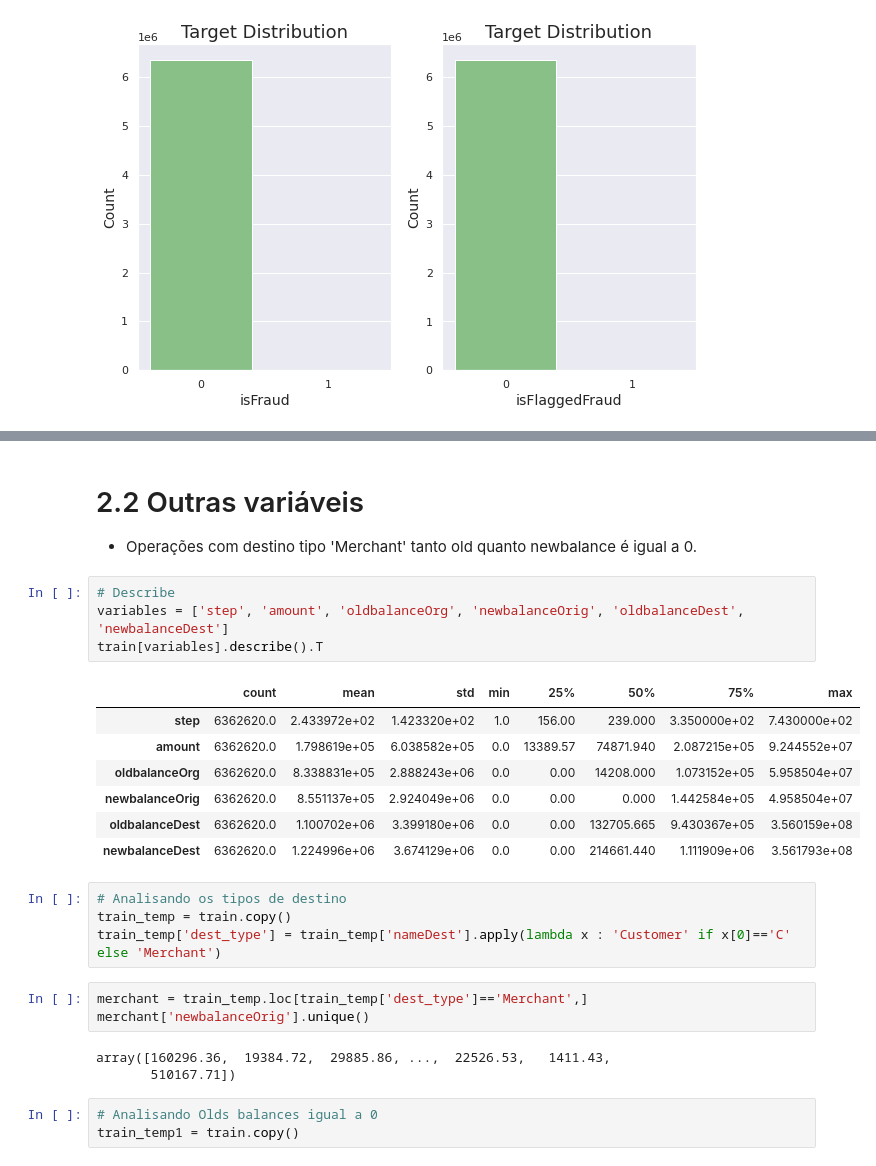
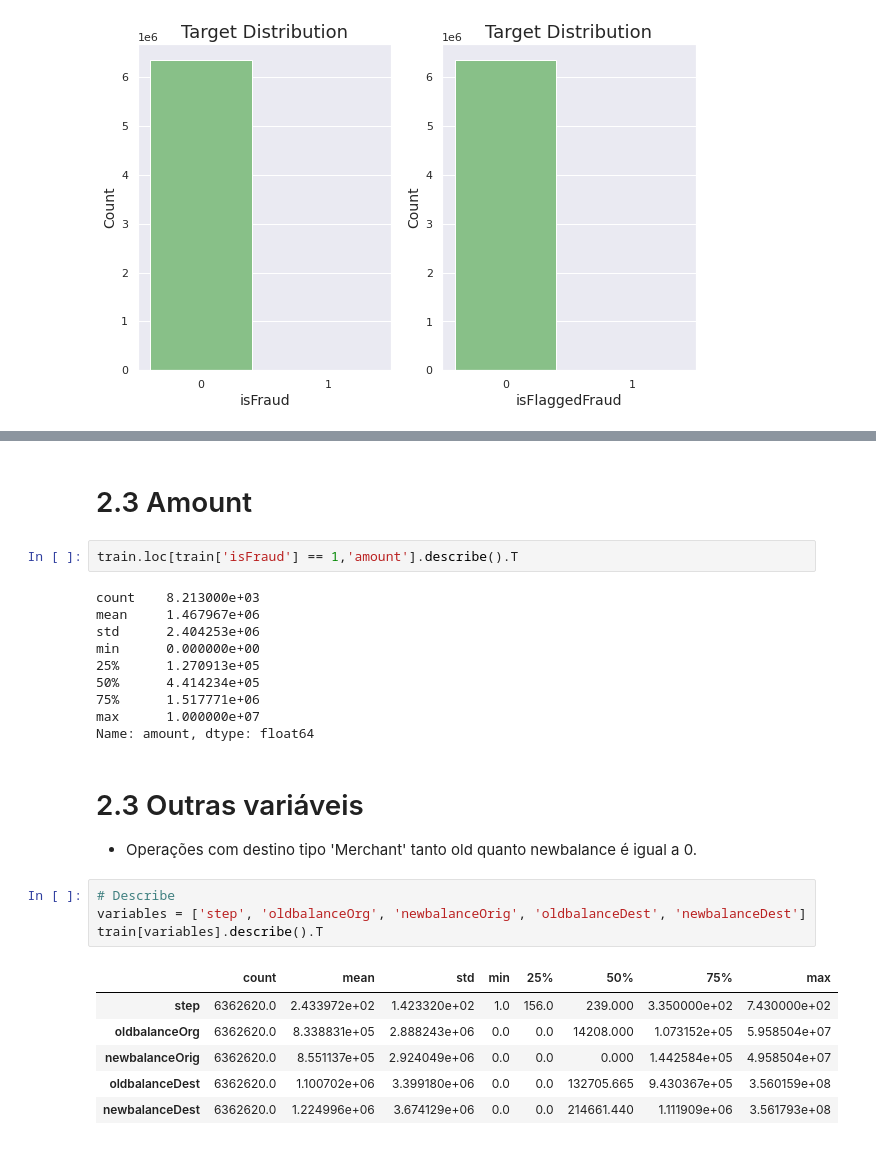
Before and after one commit to bruno154/project-6-blocker-fraud-company, a Jupyter notebook: notebooks/pa002_blocker_fraud.ipynb, the cells around one changed output, grey strips where cells are left out. Cells and saved outputs as stored; diff of their text form.

```diff
--- a/notebooks/pa002_blocker_fraud.ipynb
+++ b/notebooks/pa002_blocker_fraud.ipynb
@@ -144,28 +175,28 @@ Percentual de eventos positivos - isFlaggedFraud- 0.12908204481801522
+# %% [markdown]
+# 2.3 Amount
+# %%
+train.loc[train['isFraud'] == 1,'amount'].describe().T
+# %% [output]
+count    8.213000e+03
+mean     1.467967e+06
+std      2.404253e+06
+min      0.000000e+00
+25%      1.270913e+05
+50%      4.414234e+05
+75%      1.517771e+06
+max      1.000000e+07
+Name: amount, dtype: float64
 # %% [markdown]
-# 2.2 Outras variáveis
+# 2.3 Outras variáveis
 - Operações com destino tipo 'Merchant' tanto old quanto newbalance é igual a 0.
 # %%
 # Describe
-variables = ['step', 'amount', 'oldbalanceOrg', 'newbalanceOrig', 'oldbalanceDest', 'newbalanceDest']
+variables = ['step', 'oldbalanceOrg', 'newbalanceOrig', 'oldbalanceDest', 'newbalanceDest']
 train[variables].describe().T
 # %% [output]
 |  | count | mean | std | min | 25% | 50% | 75% | max |
-| step | 6362620.0 | 2.433972e+02 | 1.423320e+02 | 1.0 | 156.00 | 239.000 | 3.350000e+02 | 7.430000e+02 |
-| amount | 6362620.0 | 1.798619e+05 | 6.038582e+05 | 0.0 | 13389.57 | 74871.940 | 2.087215e+05 | 9.244552e+07 |
-| oldbalanceOrg | 6362620.0 | 8.338831e+05 | 2.888243e+06 | 0.0 | 0.00 | 14208.000 | 1.073152e+05 | 5.958504e+07 |
-| newbalanceOrig | 6362620.0 | 8.551137e+05 | 2.924049e+06 | 0.0 | 0.00 | 0.000 | 1.442584e+05 | 4.958504e+07 |
-| oldbalanceDest | 6362620.0 | 1.100702e+06 | 3.399180e+06 | 0.0 | 0.00 | 132705.665 | 9.430367e+05 | 3.560159e+08 |
-| newbalanceDest | 6362620.0 | 1.224996e+06 | 3.674129e+06 | 0.0 | 0.00 | 214661.440 | 1.111909e+06 | 3.561793e+08 |
+| step | 6362620.0 | 2.433972e+02 | 1.423320e+02 | 1.0 | 156.0 | 239.000 | 3.350000e+02 | 7.430000e+02 |
+| oldbalanceOrg | 6362620.0 | 8.338831e+05 | 2.888243e+06 | 0.0 | 0.0 | 14208.000 | 1.073152e+05 | 5.958504e+07 |
+| newbalanceOrig | 6362620.0 | 8.551137e+05 | 2.924049e+06 | 0.0 | 0.0 | 0.000 | 1.442584e+05 | 4.958504e+07 |
+| oldbalanceDest | 6362620.0 | 1.100702e+06 | 3.399180e+06 | 0.0 | 0.0 | 132705.665 | 9.430367e+05 | 3.560159e+08 |
+| newbalanceDest | 6362620.0 | 1.224996e+06 | 3.674129e+06 | 0.0 | 0.0 | 214661.440 | 1.111909e+06 | 3.561793e+08 |
-# %%
-# Analisando os tipos de destino
-train_temp = train.copy()
-train_temp['dest_type'] = train_temp['nameDest'].apply(lambda x : 'Customer' if x[0]=='C' else 'Merchant')
-# %%
-merchant = train_temp.loc[train_temp['dest_type']=='Merchant',]
-merchant['newbalanceOrig'].unique()
-# %% [output]
-array([160296.36,  19384.72,  29885.86, ...,  22526.53,   1411.43,
-       510167.71])
-# %%
-# Analisando Olds balances igual a 0
-train_temp1 = train.copy()
```
Also changed, not shown: parts of 24 cells of this notebook, 2 other files.
